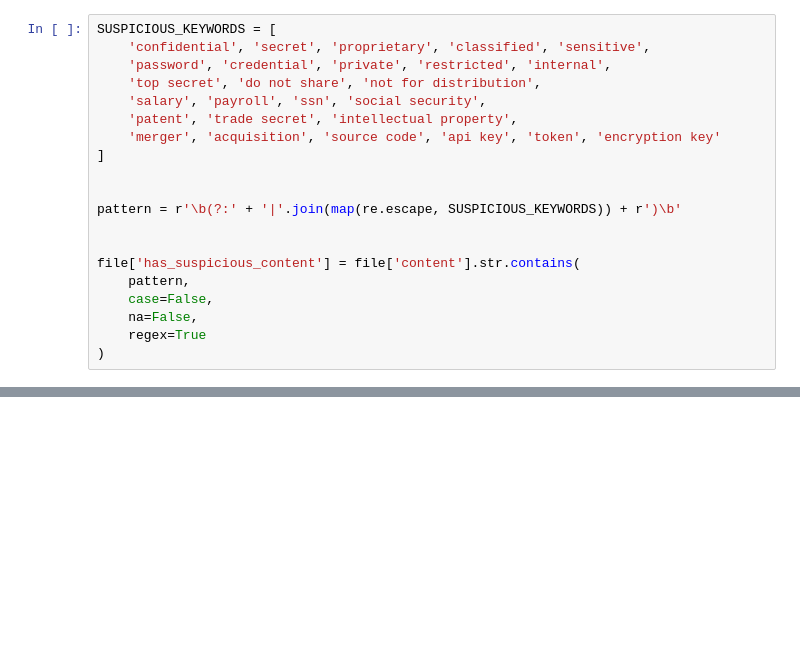
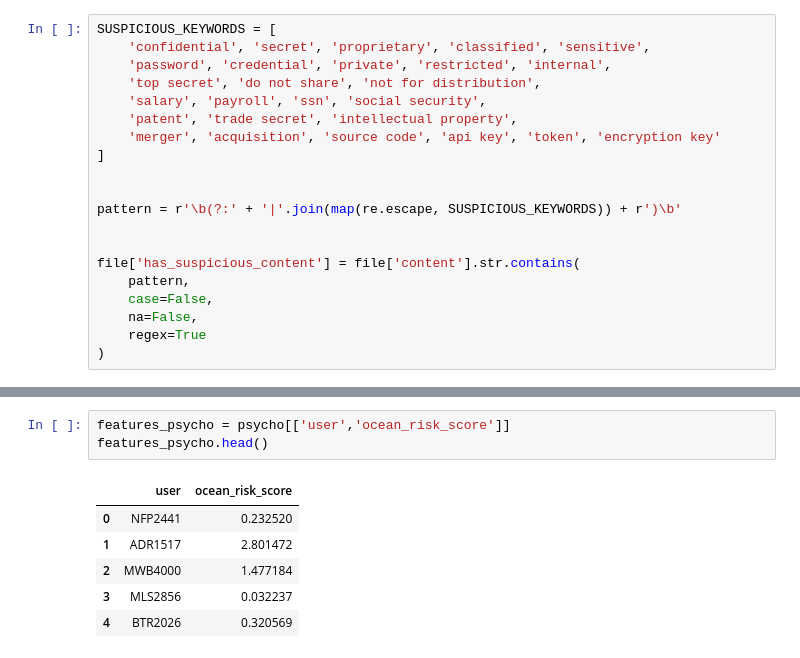
Before and after one commit to SamiKarboubi/CERT-Insider-Threat-Detection, a Jupyter notebook: features_extraction.ipynb, the cells around one changed output, grey strips where cells are left out. Drawn from its saved outputs; the diff is of its cells as text; blank space fills up the shorter version.

```diff
--- a/features_extraction.ipynb
+++ b/features_extraction.ipynb
@@ -483,0 +597,10 @@ features_file.head()
+# %%
+features_psycho = psycho[['user','ocean_risk_score']]
+features_psycho.head()
+# %% [output]
+|  | user | ocean_risk_score |
+| 0 | NFP2441 | 0.232520 |
+| 1 | ADR1517 | 2.801472 |
+| 2 | MWB4000 | 1.477184 |
+| 3 | MLS2856 | 0.032237 |
+| 4 | BTR2026 | 0.320569 |
```
Also changed, not shown: parts of 18 cells of this notebook.
